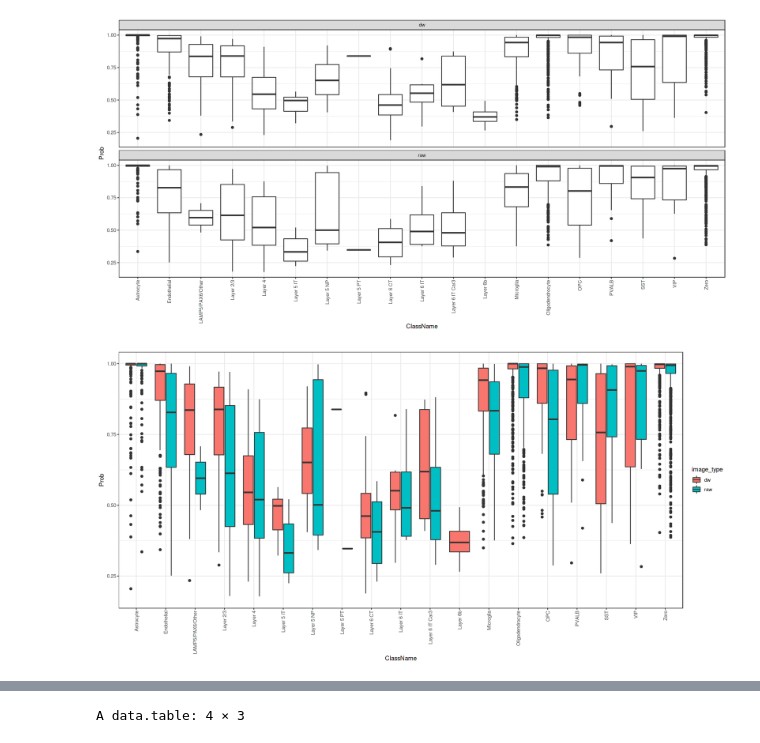
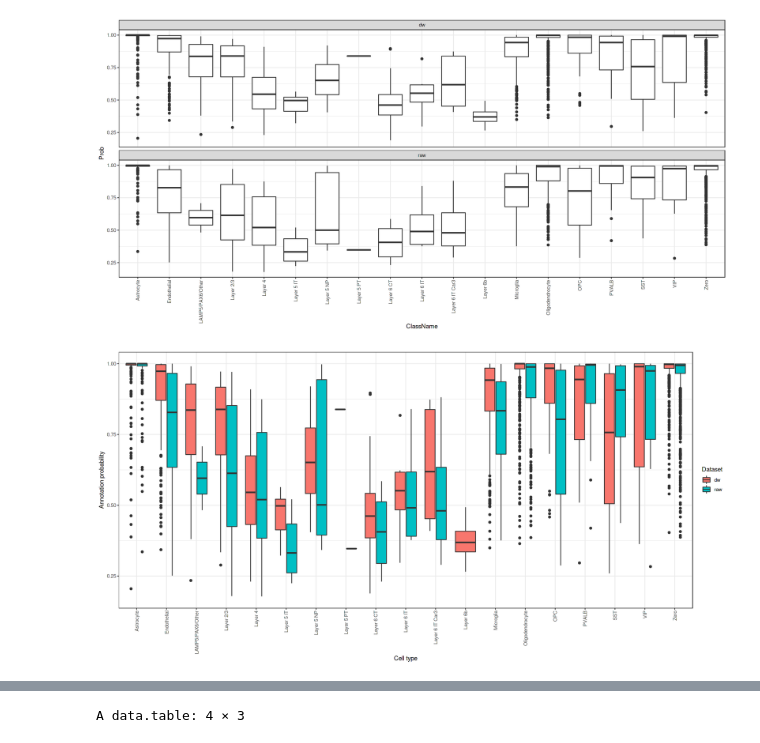
Before and after one commit to ggirelli/deconwolf-in-situ-transcriptomics, a Jupyter notebook: notebooks/2.0_strip.ipynb, the cells around one changed output, grey strips where cells are left out. Saved outputs shown, nothing was run; the diff lists cells and outputs as text; code cells hidden in the pictures.

Commit message:
Updated plots.

```diff
--- a/notebooks/2.0_strip.ipynb
+++ b/notebooks/2.0_strip.ipynb
@@ -165,9 +201,16 @@ ggplot(cell_data, aes(x=ClassName, y=Prob)) + geom_boxplot() +
     theme(axis.text.x=element_text(angle=90, hjust=1, vjust=.5))
 # %% [output]
 [figure]
+# %%
+options(repr.plot.width=16, repr.plot.height=8)
+p = ggplot(cell_data, aes(x=ClassName, y=Prob, fill=image_type)) + geom_boxplot() + theme_bw() +
+    theme(axis.text.x=element_text(angle=90, hjust=1, vjust=.5)) +
+    labs(x="Cell type", y="Annotation probability", fill="Dataset")
+print(p)
+ggsave(plot=p, file="plots/cell_type.boxplots.png", width=16, height=8)
+# %% [output]
+[figure, added]
 # %%
-options(repr.plot.width=16, repr.plot.height=8)
-ggplot(cell_data, aes(x=ClassName, y=Prob, fill=image_type)) + geom_boxplot() + theme_bw() +
-    theme(axis.text.x=element_text(angle=90, hjust=1, vjust=.5))
+#options(repr.plot.width=16, repr.plot.height=8)
+#ggplot(cell_data, aes(x=ClassName, y=Prob, fill=image_type)) + geom_violin(trim=T) + theme_bw() +
+#    theme(axis.text.x=element_text(angle=90, hjust=1, vjust=.5))
-# %% [output]
-[figure, removed]
```
Also changed, not shown: parts of 7 cells of this notebook, 5 other files.
